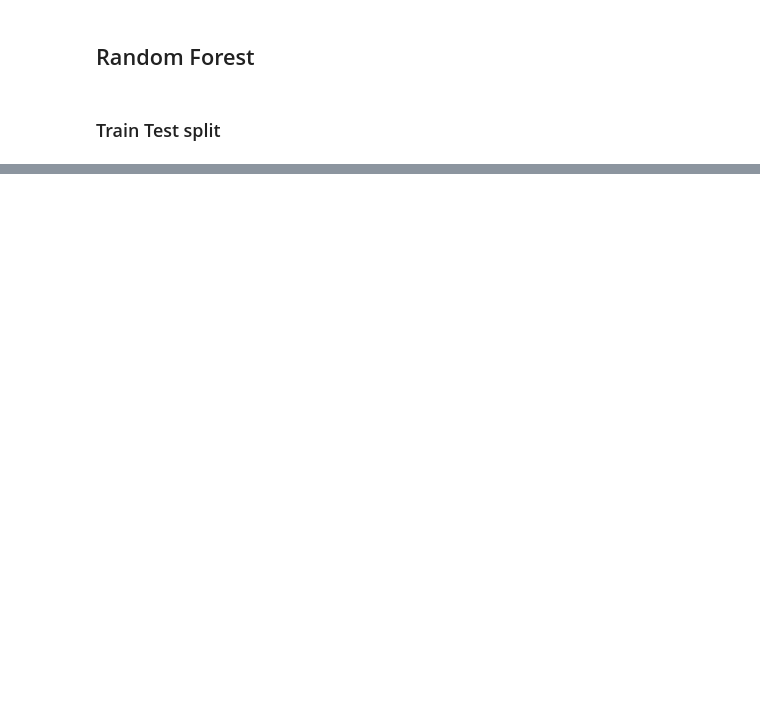
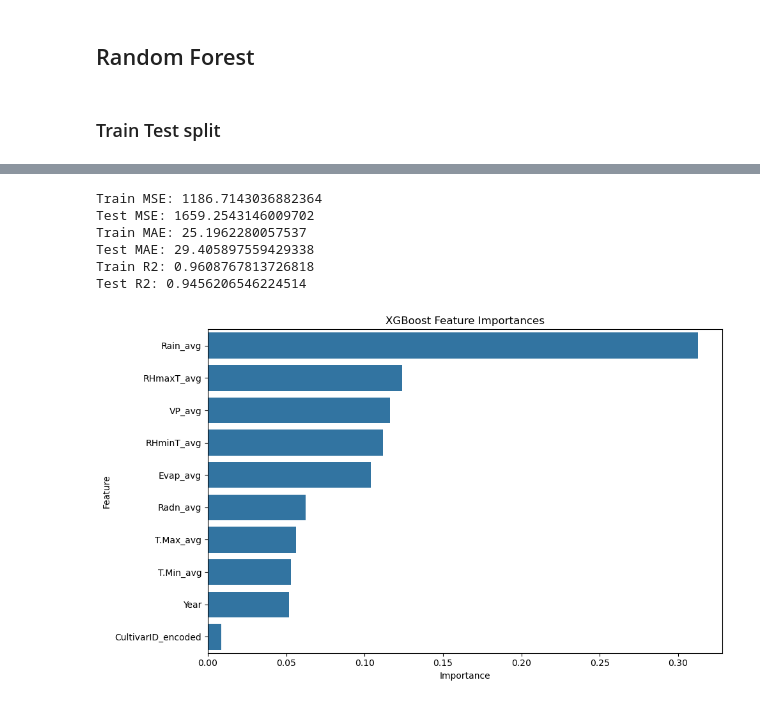
Before and after one commit to Harry-01/DATA7901, a Jupyter notebook: models.ipynb, the cells around one changed output, grey strips where cells are left out. Drawn from its saved outputs; the diff is of its cells as text; code cells hidden in the pictures; blank space fills up the shorter version.

```diff
--- a/models.ipynb
+++ b/models.ipynb
@@ -129,0 +455,65 @@ print(f'R-squared: {r2}')
+# %%
+import xgboost as xgb
+from sklearn.model_selection import train_test_split
+from sklearn.metrics import mean_squared_error, r2_score
+from sklearn.datasets import fetch_california_housing
+
+
+# Initialize XGBoost regressor
+model = xgb.XGBRegressor(
+    n_estimators=500,
+    max_depth=8,
+    learning_rate=0.1,
+    subsample=1.0,
+    colsample_bytree=0.6,
+    objective='reg:squarederror',  # important for regression tasks
+    random_state=42
+)
+
+# Train model
+model.fit(X_train, y_train)
+
+# Predict
+y_pred_test = model.predict(X_test)
+y_pred_train = model.predict(X_train)
+
+# Evaluate
+rmse_train = mean_squared_error(y_train, y_pred_train)
+rmse_test = mean_squared_error(y_test, y_pred_test)
+mae_train = mean_absolute_error(y_train, y_pred_train)
+mae_test = mean_absolute_error(y_test, y_pred_test)
+r2_train = r2_score(y_train, y_pred_train)
+r2_test = r2_score(y_test, y_pred_test)
+
+
+print(f'Train MSE: {rmse_train}')
+print(f'Test MSE: {rmse_test}')
+print(f'Train MAE: {mae_train}')
+print(f'Test MAE: {mae_test}')
+print(f'Train R2: {r2_train}')
+print(f'Test R2: {r2_test}')
+# %% [output]
+Train MSE: 1186.7143036882364
+Test MSE: 1659.2543146009702
+Train MAE: 25.1962280057537
+Test MAE: 29.405897559429338
+Train R2: 0.9608767813726818
+Test R2: 0.9456206546224514
+# %%
+import matplotlib.pyplot as plt
+import seaborn as sns
+
+# Feature importances
+importances = model.feature_importances_
+features = X_train.columns  # if using DataFrame
+feat_imp_df = pd.DataFrame({'Feature': features, 'Importance': importances})
+feat_imp_df = feat_imp_df.sort_values(by='Importance', ascending=False)
+
+# Plot
+plt.figure(figsize=(10, 6))
+sns.barplot(data=feat_imp_df, x='Importance', y='Feature')
+plt.title('XGBoost Feature Importances')
+plt.tight_layout()
+plt.show()
+# %% [output]
+[figure, added]
```
Also changed, not shown: parts of 18 cells of this notebook, 5 other files.
